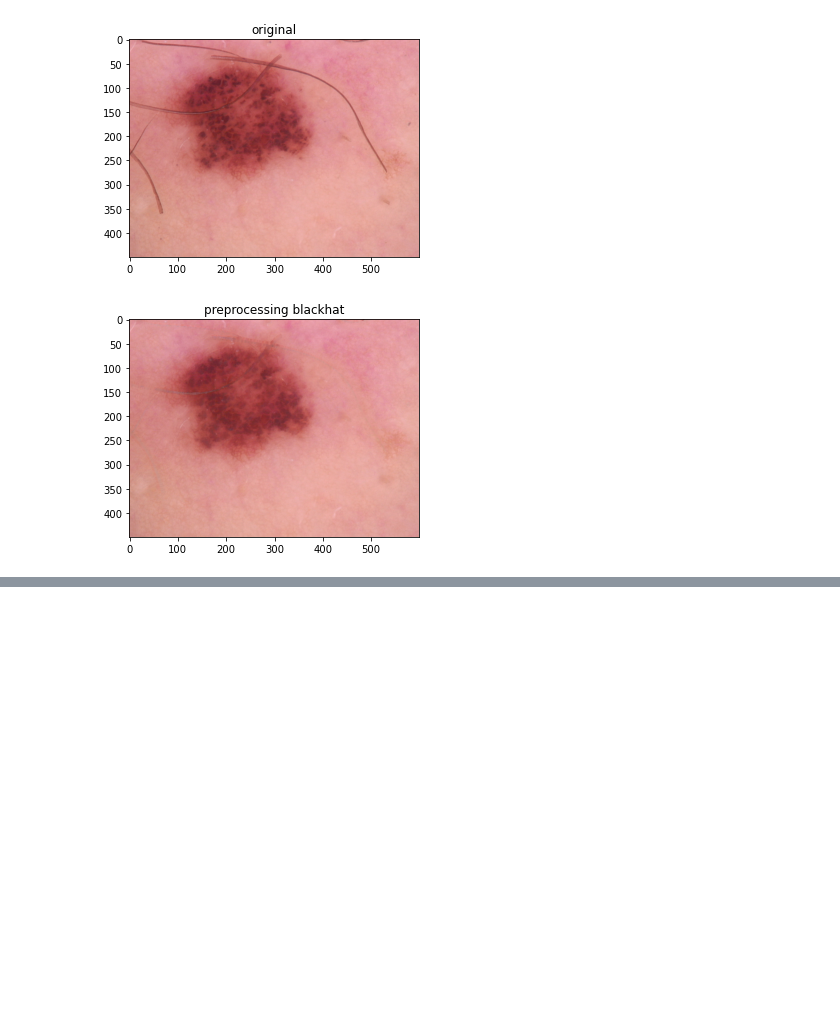
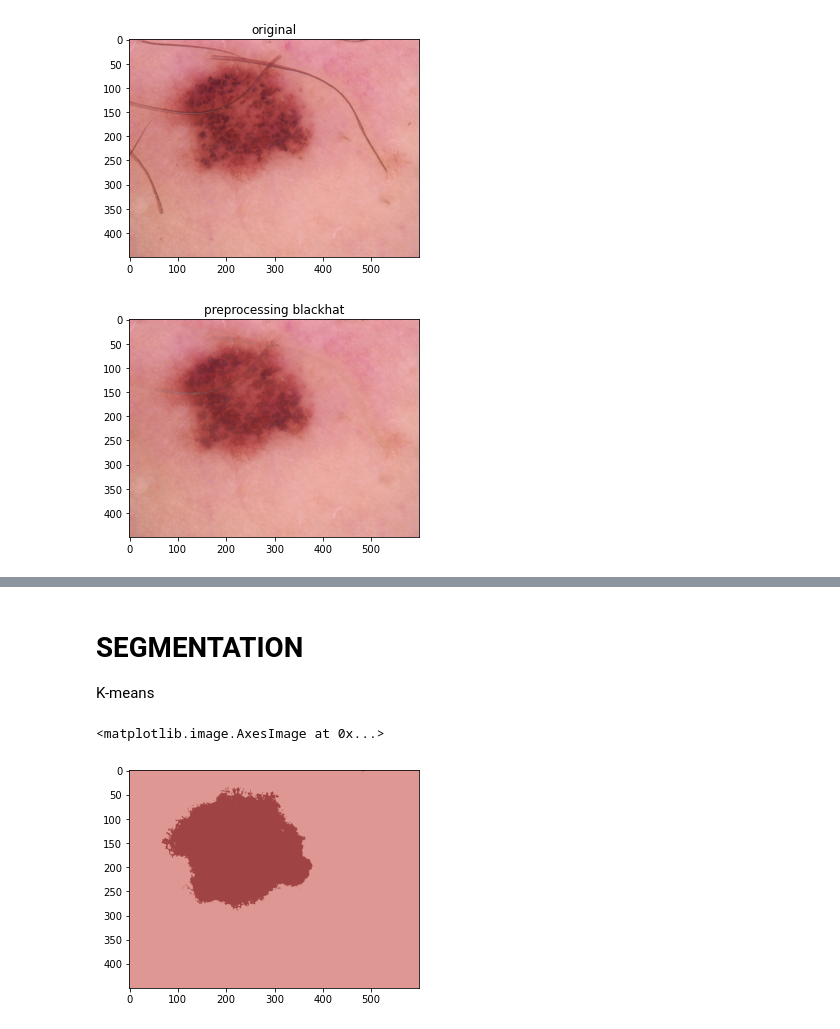
Before and after one commit to emyesme/MelanomaChallenge, a Jupyter notebook: test_ch1.ipynb, the cells around one changed output, grey strips where cells are left out. Cells and saved outputs as stored; diff of their text form; code cells hidden in the pictures; blank space fills up the shorter version.

Commit message:
kmeans, try fcm, try assymetry non finished

```diff
--- a/test_ch1.ipynb
+++ b/test_ch1.ipynb
@@ -107,0 +126,28 @@ plt.show()
+# %% [markdown]
+# SEGMENTATION
+
+K-means
+# %%
+# color space change
+hairless = cv2.cvtColor(output_bh, cv2.COLOR_BGR2RGB)
+# reshape the image to be a list of pixels
+data = hairless.reshape((hairless.shape[0] * hairless.shape[1], 3))
+data = np.float32(data)
+
+# Define criteria = ( type, max_iter = 10 , epsilon = 1.0 )
+criteria = (cv2.TERM_CRITERIA_EPS + cv2.TERM_CRITERIA_MAX_ITER, 10, 1.0)
+
+# Set flags (Just to avoid line break in the code)
+flags = cv2.KMEANS_RANDOM_CENTERS
+
+# Apply KMeans
+compactness,labels,centers = cv2.kmeans(data,2,None,criteria,10,flags)
+
+centers = np.uint8(centers)
+res = centers[labels.flatten()]
+res2 = res.reshape((hairless.shape))
+
+plt.imshow(res2)
+# %% [output]
+<matplotlib.image.AxesImage at 0x...>
+[figure, added]
```
Also changed, not shown: parts of 12 cells of this notebook.
